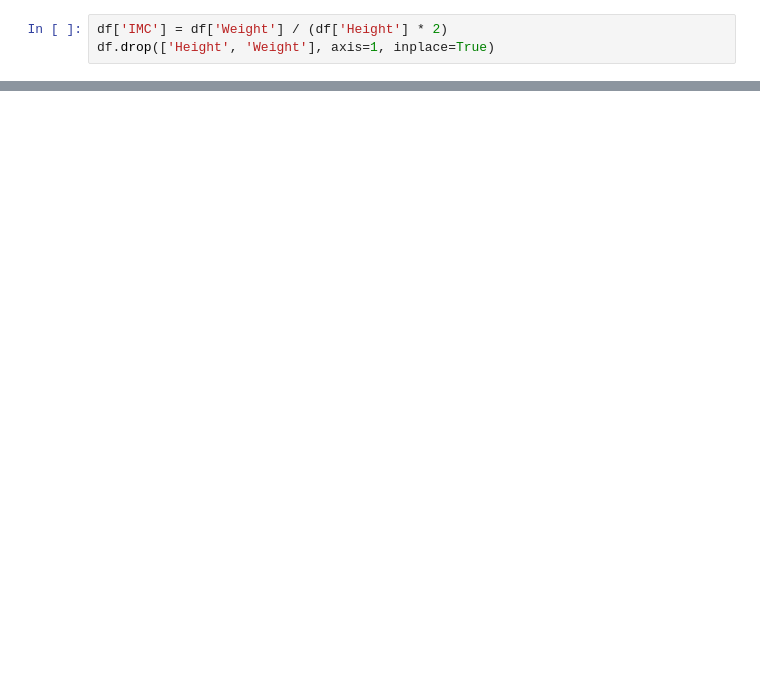
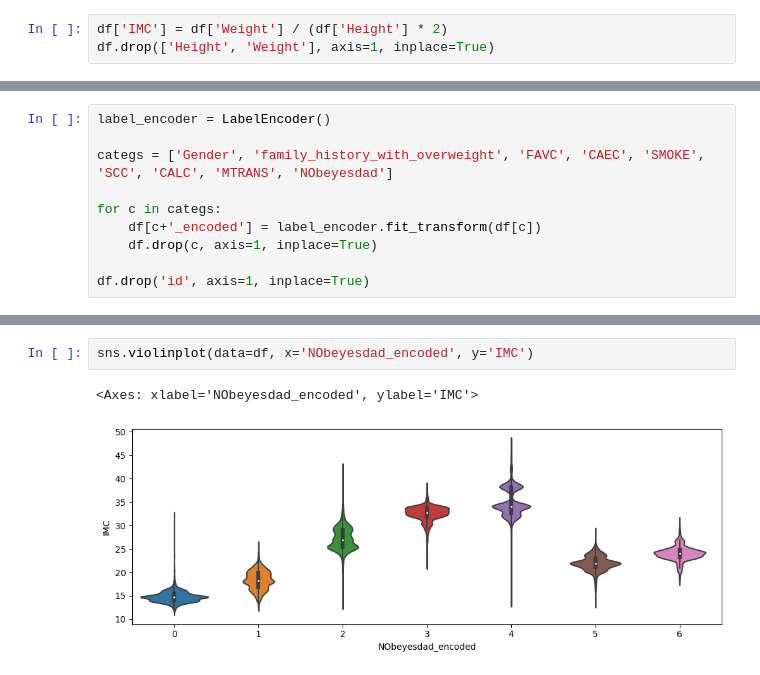
Before and after one commit to JohelPires/kaggle_cp, a Jupyter notebook: obesity3.ipynb, the cells around one changed output, grey strips where cells are left out. Cells and saved outputs as stored; diff of their text form; blank space fills up the shorter version.

```diff
--- a/obesity3.ipynb
+++ b/obesity3.ipynb
@@ -35,0 +44,10 @@ sns.histplot(df['IMC'])
+# %%
+label_encoder = LabelEncoder()
+
+categs = ['Gender', 'family_history_with_overweight', 'FAVC', 'CAEC', 'SMOKE', 'SCC', 'CALC', 'MTRANS', 'NObeyesdad']
+
+for c in categs:
+    df[c+'_encoded'] = label_encoder.fit_transform(df[c])
+    df.drop(c, axis=1, inplace=True)
+
+df.drop('id', axis=1, inplace=True)
@@ -35,0 +70,5 @@ sns.histplot(df['IMC'])
+# %%
+sns.violinplot(data=df, x='NObeyesdad_encoded', y='IMC')
+# %% [output]
+<Axes: xlabel='NObeyesdad_encoded', ylabel='IMC'>
+[figure, added]
```
Also changed, not shown: parts of 15 cells of this notebook, 6 other files.
